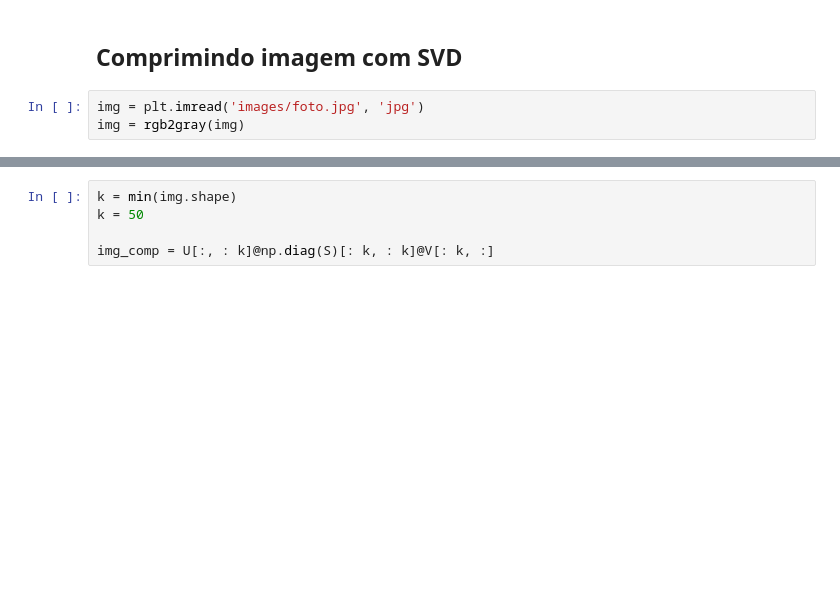
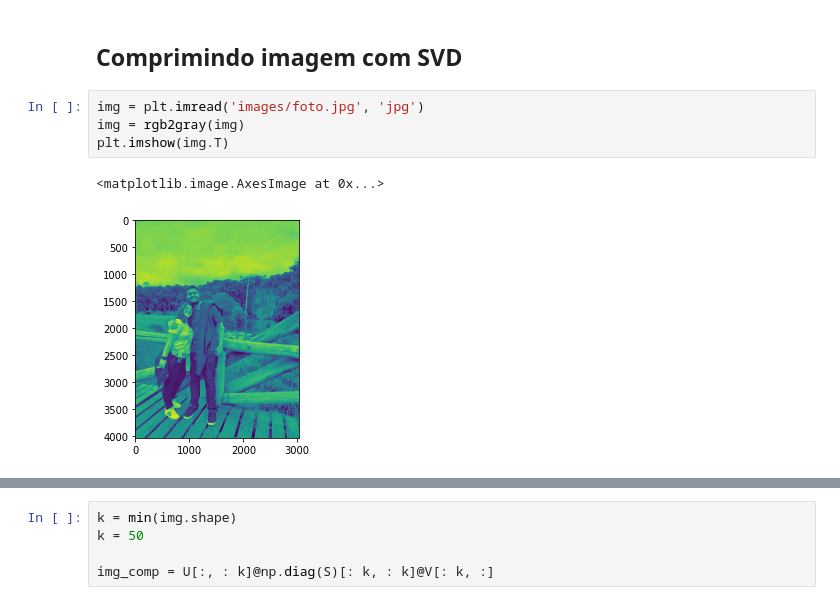
Before and after one commit to marinamachado/calculoNumerico, a Jupyter notebook: svd.ipynb, the cells around one changed output, grey strips where cells are left out. Cells and saved outputs as stored; diff of their text form; blank space fills up the shorter version.

```diff
--- a/svd.ipynb
+++ b/svd.ipynb
@@ -285,6 +386,10 @@ Wall time: 18 s
 # %%
 img = plt.imread('images/foto.jpg', 'jpg')
 img = rgb2gray(img)
+plt.imshow(img.T)
+# %% [output]
+<matplotlib.image.AxesImage at 0x...>
+[figure, added]
 # %%
 %%time
 U,S,V = np.linalg.svd(img)
```
Also changed, not shown: parts of 24 cells of this notebook, 3 other files.
